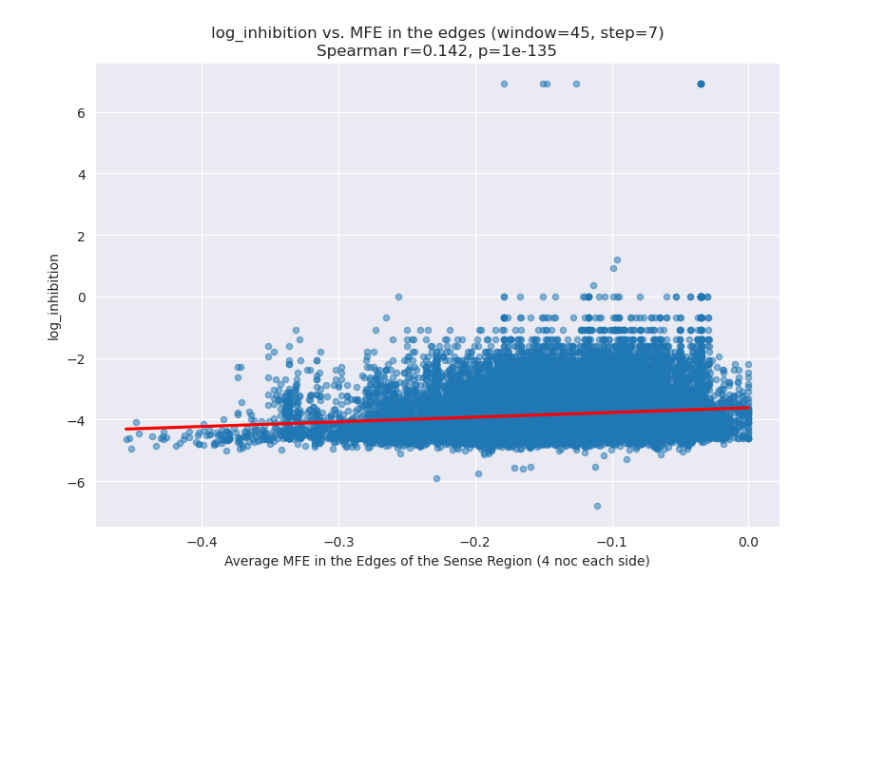
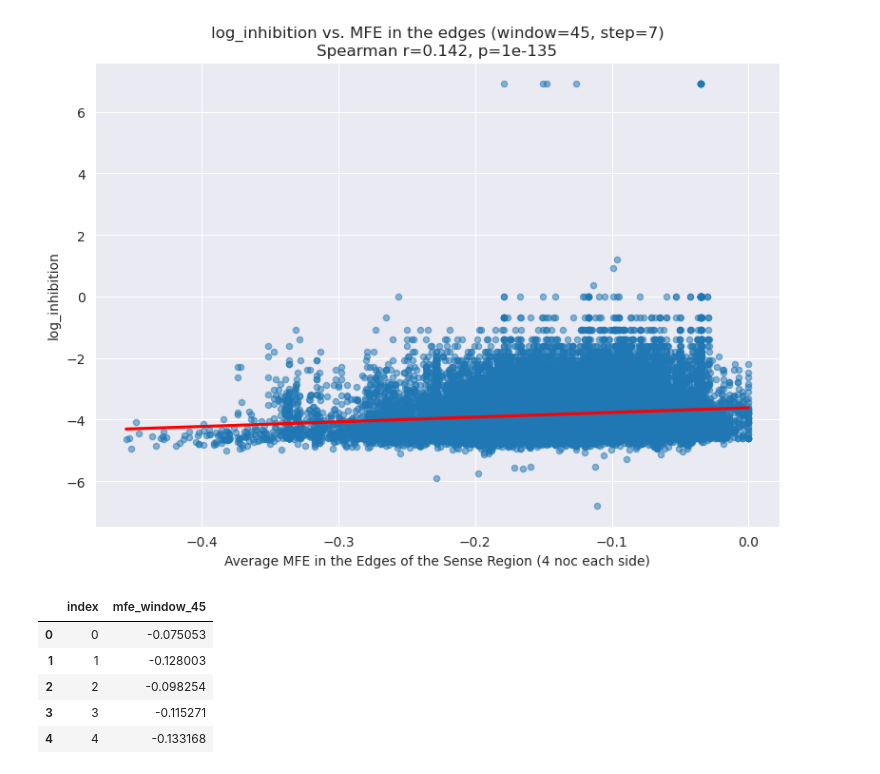
Before and after one commit to RedPenguin100/ASOdesign, a Jupyter notebook: yehuda_code/Vienna calc.ipynb, the cells around one changed output. Saved outputs shown, nothing was run; the diff lists cells and outputs as text; code cells hidden in the pictures; blank space fills up the shorter version.

Commit message:
added average mfe on the sense and on the edges using vienna

```diff
--- a/yehuda_code/Vienna calc.ipynb
+++ b/yehuda_code/Vienna calc.ipynb
@@ -367,0 +374,11 @@ plt.show()
+# %%
+df_avg_mfe_wind45_flank120_step7 = pd.read_csv("avg_mfe_vienna_window45_flank120_step7.csv")
+# %%
+df_avg_mfe_wind45_flank120_step7.head()
+# %% [output]
+|  | index | mfe_window_45 |
+| 0 | 0 | -0.075053 |
+| 1 | 1 | -0.128003 |
+| 2 | 2 | -0.098254 |
+| 3 | 3 | -0.115271 |
+| 4 | 4 | -0.133168 |
```
Also changed, not shown: parts of 5 cells of this notebook, 2 other files.
